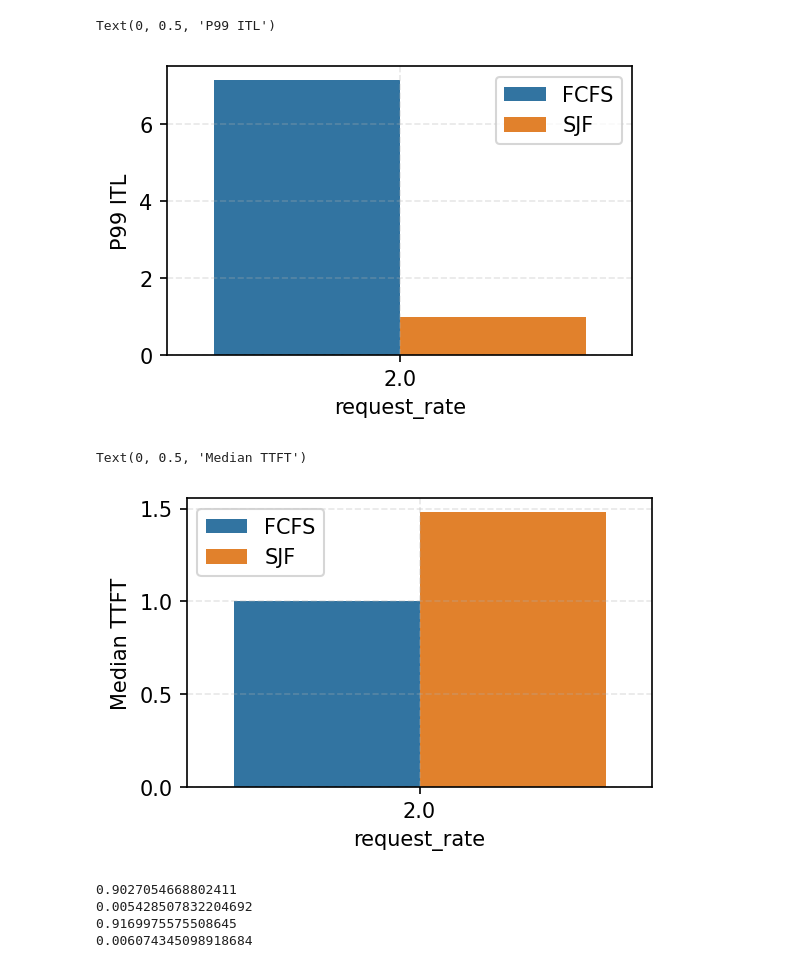
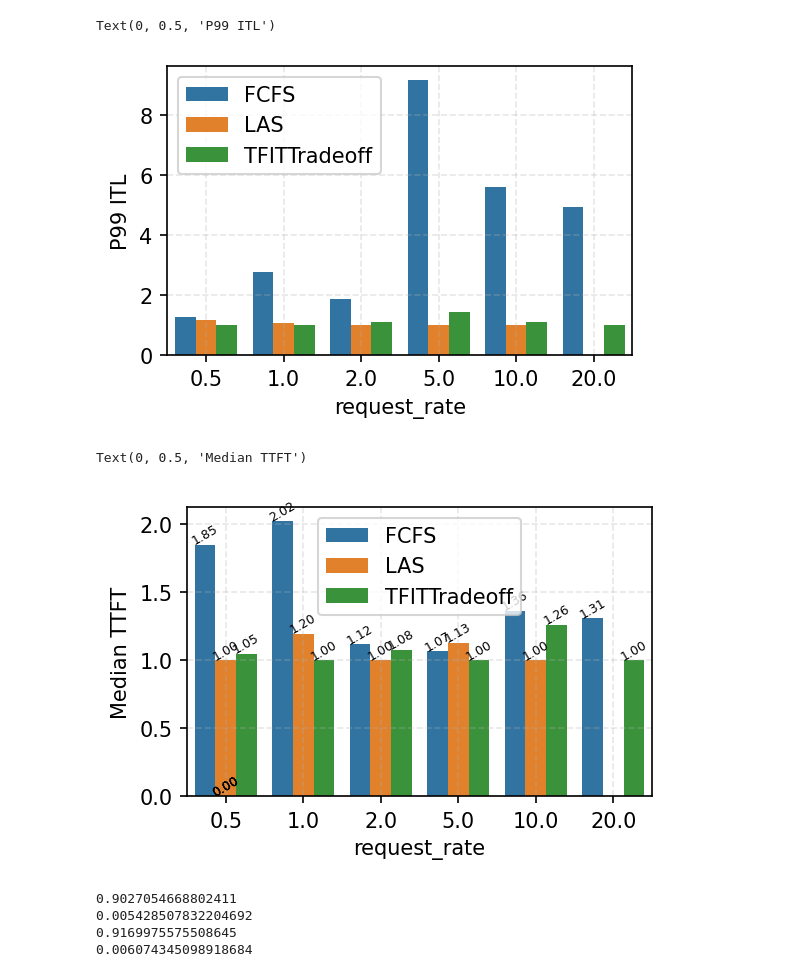
Before and after one commit to chengzhi-lu/vllm, a Jupyter notebook: benchmarks/result/analysis/result_analysis_1.ipynb, the cells around one changed output. Cells and saved outputs as stored; diff of their text form; code cells hidden in the pictures.

```diff
--- a/benchmarks/result/analysis/result_analysis_1.ipynb
+++ b/benchmarks/result/analysis/result_analysis_1.ipynb
@@ -11,6 +11,7 @@ import marimo as mo
 base_dir = "/root/v1/vllm/benchmarks/result"
 replace_name = {
     "fcfs": "FCFS",
+    "las": "LAS",
     "infer": "Infer",
     "full": "Full",
     "half": "Half",
@@ -18,8 +19,8 @@ replace_name = {
     "tfittradeoff": "TFITTradeoff",
 }
 # %%
-_date = "20240906"
-_counters = [477]
+_date = "20240909"
+_counters = [0]
 e2e_result_dir_names = [
     os.path.join(base_dir, _date, str(counter)) for counter in _counters
 ]
@@ -398,7 +477,7 @@ plt.grid(alpha=0.3, linestyle="--")
 plt.ylabel("P99 ITL")
 # %% [output]
 Text(0, 0.5, 'P99 ITL')
-[figure, old version]
+[figure, new version]
 # %%
 def get_max_mean_ttft_ratio(df):
     min_result = df["median_ttft_ms"].min()
@@ -408,33 +487,47 @@ def get_max_mean_ttft_ratio(df):
 
 _request_level_mean_ttfts_max = (
     request_level_result.groupby(["scheduler_policy", "request_rate"])
     .agg({"median_ttft_ms": "median"})
     .reset_index()
 )
 _request_level_mean_ttfts_max.columns = [
     "scheduler_policy",
     "request_rate",
     "median_ttft_ms",
 ]
 _request_level_mean_ttfts_max = (
     _request_level_mean_ttfts_max.groupby(
         ["request_rate"],
         group_keys=False,
     )
     .apply(lambda row: get_max_mean_ttft_ratio(row))
     .reset_index()
 )
 plt.figure(figsize=(4, 2.5), dpi=150)
-sns.barplot(
+ax = sns.barplot(
     data=_request_level_mean_ttfts_max,
     x="request_rate",
     y="median_ttft_ms",
     hue="scheduler_policy",
 )
+
+for p in ax.patches:
+    height = p.get_height()
+    ax.annotate(
+        format(height, '.2f'),  # Format the number to two decimal places
+        (p.get_x() + p.get_width() / 2., height),  # Position of the label
+        ha='center',  # Horizontal alignment
+        va='center',  # Vertical alignment
+        xytext=(0, 5),  # Offset of the label
+        textcoords='offset points',
+        rotation=30,
+        fontsize=6,
+    )
+
 plt.legend(title="")
 plt.grid(alpha=0.3, linestyle="--")
 plt.ylabel("Median TTFT")
 # %% [output]
 Text(0, 0.5, 'Median TTFT')
-[figure, old version]
+[figure, new version]
 # %%
```
Also changed, not shown: parts of 6 cells of this notebook, 1 other file.
